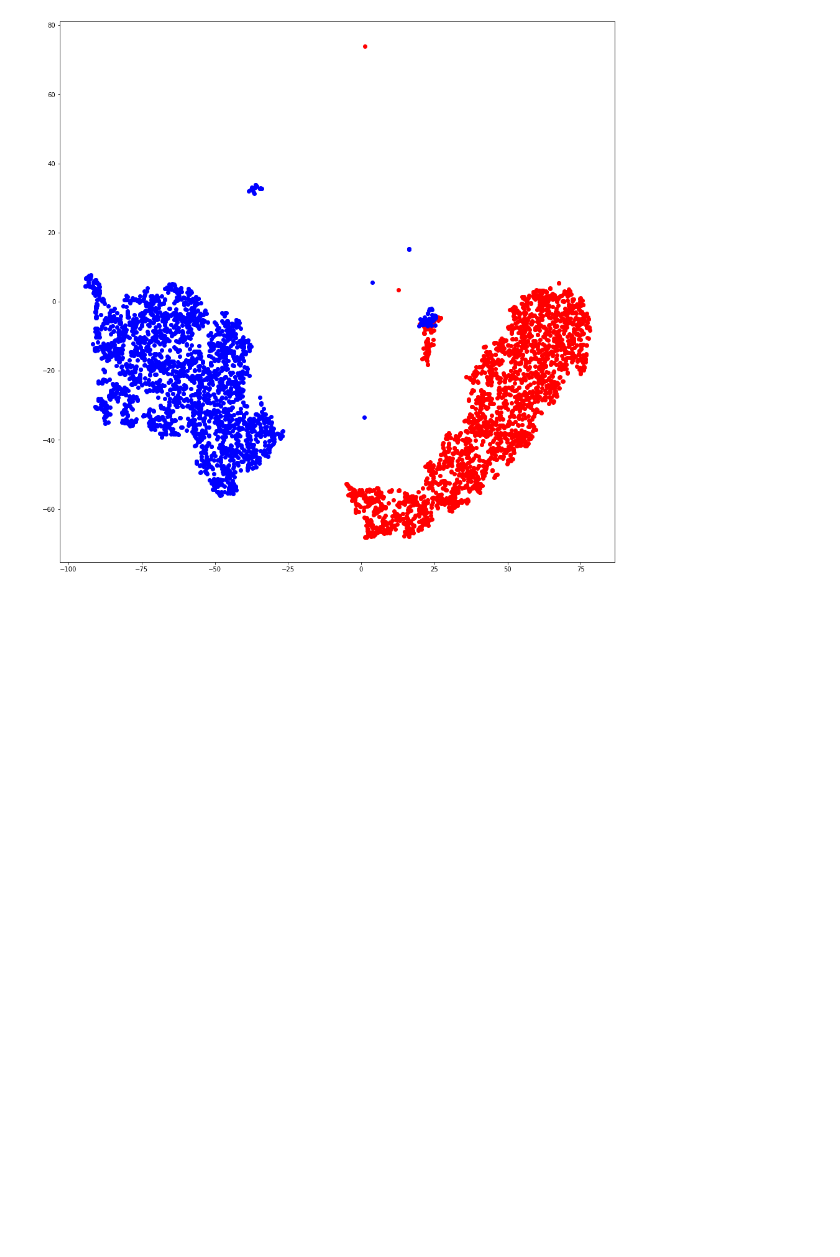
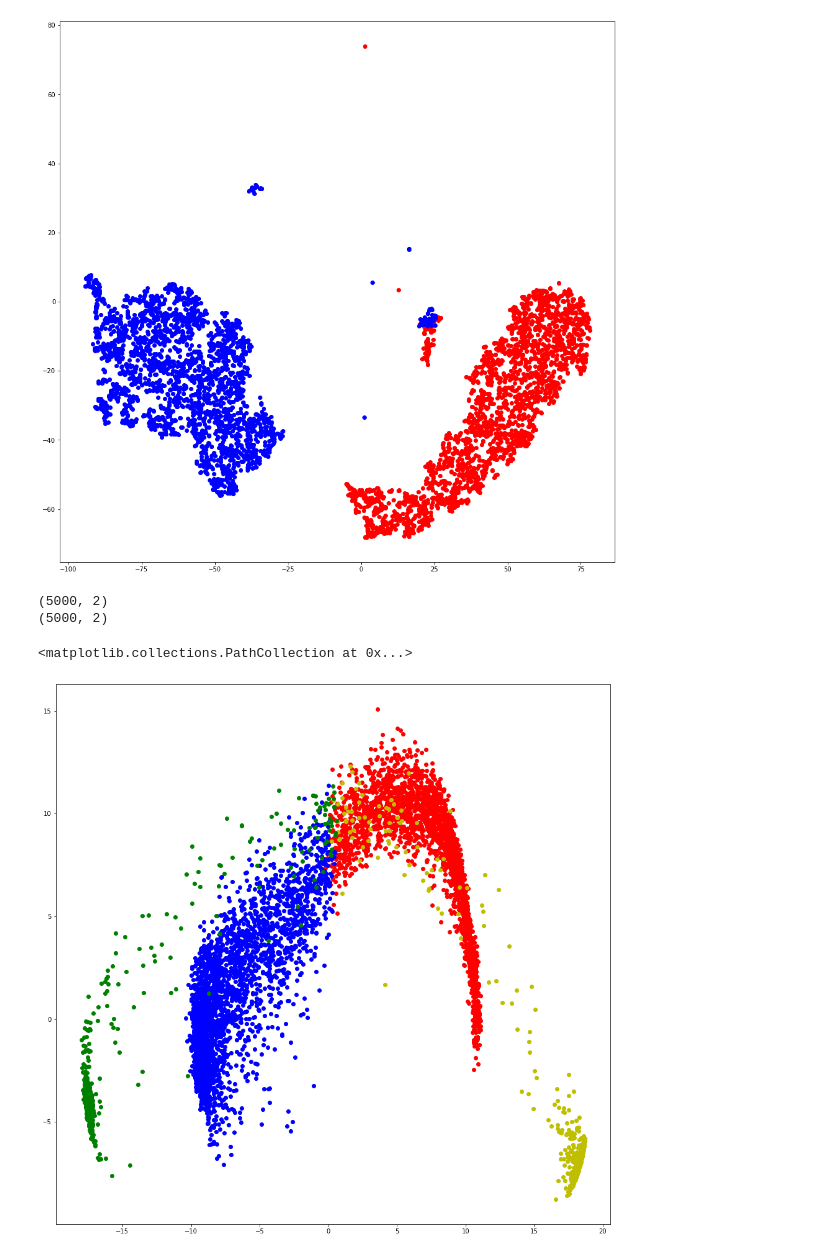
Before and after one commit to qiyuan-chen/Model_Analysis, a Jupyter notebook: tsne.ipynb, the cells around one changed output. Drawn from its saved outputs; the diff is of its cells as text; code cells hidden in the pictures; blank space fills up the shorter version.

```diff
--- a/tsne.ipynb
+++ b/tsne.ipynb
@@ -61,3 +61,26 @@ plt.scatter(distill_tsne[:,0][distill_pre!=1],distill_tsne[:,1][distill_pre!=1],
 # %% [output]
 <matplotlib.collections.PathCollection at 0x...>
 [figure]
+# %%
+from sklearn.decomposition import PCA
+
+pca=PCA(n_components=2)
+pca_all=pca.fit_transform(all_pool)
+uda_pca=pca_all[:5000]
+distill_pca=pca_all[5000:]
+# %%
+print(uda_pca.shape)
+print(distill_pca.shape)
+# %% [output]
+(5000, 2)
+(5000, 2)
+# %%
+plt.figure(figsize=(16,16))
+plt.scatter(uda_pca[:,0][uda_pre==1],uda_pca[:,1][uda_pre==1],c='r')
+plt.scatter(uda_pca[:,0][uda_pre!=1],uda_pca[:,1][uda_pre!=1],c='b')
+
+plt.scatter(distill_pca[:,0][distill_pre==1],distill_pca[:,1][distill_pre==1],c='y')
+plt.scatter(distill_pca[:,0][distill_pre!=1],distill_pca[:,1][distill_pre!=1],c='g')
+# %% [output]
+<matplotlib.collections.PathCollection at 0x...>
+[figure, added]
```
Also changed, not shown: parts of 1 cell of this notebook, 1 other file.
